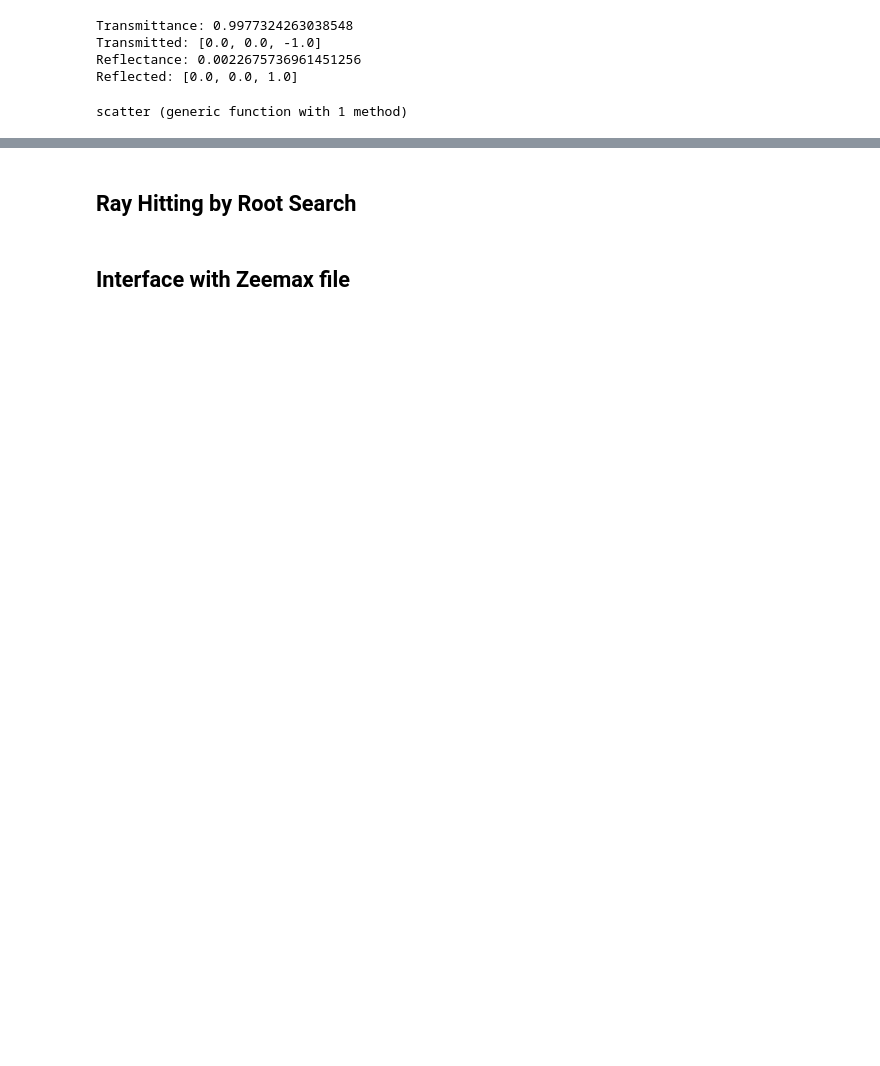
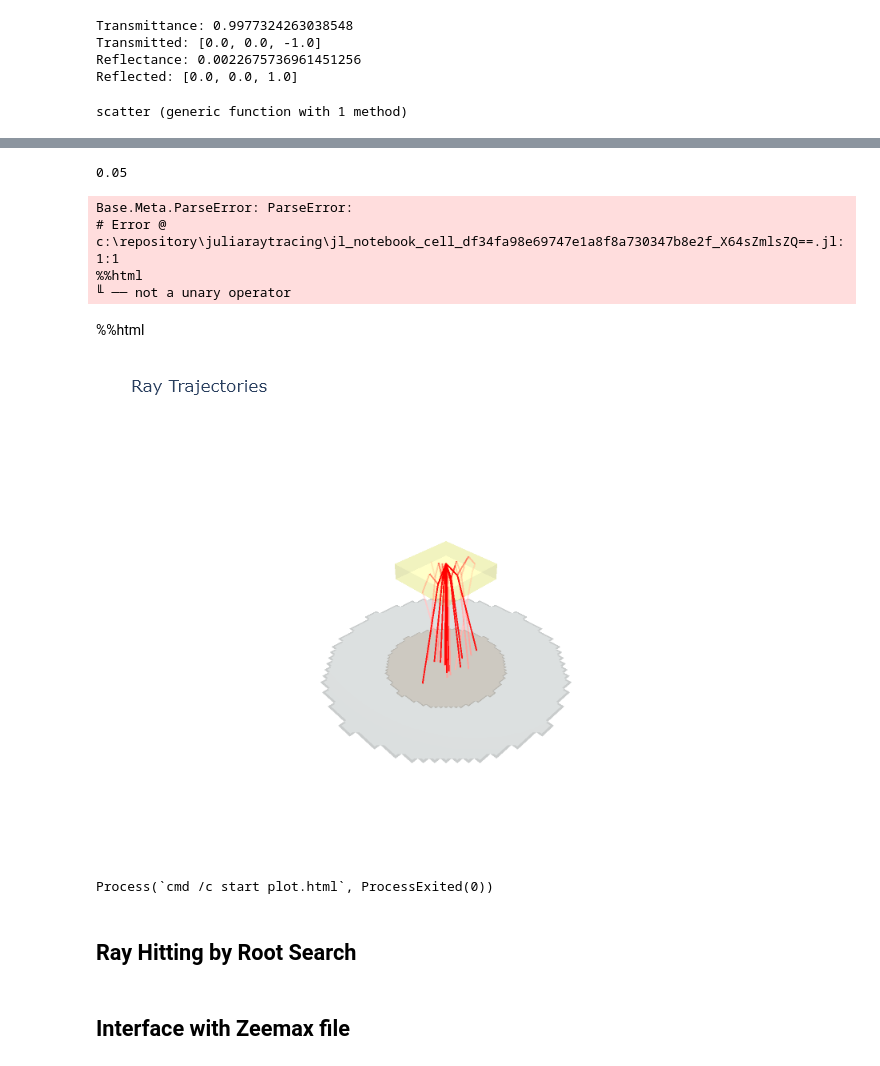
Before and after one commit to cct1123/juliaraytracing, a Jupyter notebook: testany.ipynb, the cells around one changed output, grey strips where cells are left out. Saved outputs shown, nothing was run; the diff lists cells and outputs as text; code cells hidden in the pictures; blank space fills up the shorter version.

Commit message:
first cascade ray trace

```diff
--- a/testany.ipynb
+++ b/testany.ipynb
@@ -1132,0 +1143,11 @@ CompositeException: TaskFailedException
+# %%
+size_bundle = 10
+raybundle = emit_rays(psource, size_bundle)
+# raybundle = [Ray([0.0, 0.0, 0.0], [-0.2353434340034519, 0.3379130217399479, -0.9112783646120654])]
+objects = [rectbox, bigplane]
+# objects = [rectbox]
+# objects = [fplane]
+wavelength = 1.0
+threshold = 0.05
+# %% [output]
+0.05
@@ -1133,3 +1165,47 @@ CompositeException: TaskFailedException
+# %%
+%%html
+<script src=“https://unpkg.com/virtual-webgl@1.0.6/src/virtual-webgl.js”></script>
+# %% [output]
+Base.Meta.ParseError: ParseError:
+# Error @ c:\repository\juliaraytracing\jl_notebook_cell_df34fa98e69747e1a8f8a730347b8e2f_X64sZmlsZQ==.jl:1:1
+%%html
+╙ ── not a unary operator
+# %%
+traces_trajectories = GenericTrace[]
+for tj in trajectories
+    trace_tj = draw_trajectory(tj; color="rgba(255,0,0,1)", sizemode="fixed", draw_cone=false, display=false)
+    append!(traces_trajectories, trace_tj)
+end
+# %% [markdown]
+%%html
+<script src=“https://unpkg.com/virtual-webgl@1.0.6/src/virtual-webgl.js”></script>
+# %%
+
+layout = PlotlyJS.Layout(
+title="Ray Trajectories",
+width=800,   # Set width in pixels
+height=600,  # Set height in pixels
+scene=attr(
+    xaxis=attr(visible=false, showgrid=false, zeroline=false),
+    yaxis=attr(visible=false, showgrid=false, zeroline=false),
+    zaxis=attr(visible=false, showgrid=false, zeroline=false),
+    bgcolor="rgba(255,255,255,1)",
+    aspectmode="data"
+),
+paper_bgcolor="rgba(255,255,255,1)",
+showlegend=false
+)
+
+# Display the plot
+fig = PlotlyJS.plot(vcat(traces_objects, traces_trajectories), layout);
+PlotlyJS.display(fig)
+# %% [output]
+[figure, added]
+# %%
+PlotlyJS.savefig(fig, "plot.html")  # Save as interactive HTML
+run(`cmd /c start "plot.html"`)  # Windows
+# %% [output]
+Process(`cmd /c start plot.html`, ProcessExited(0))
 # %% [markdown]
 ## Ray Hitting by Root Search
 # %% [markdown]
```
Also changed, not shown: parts of 17 cells of this notebook.
